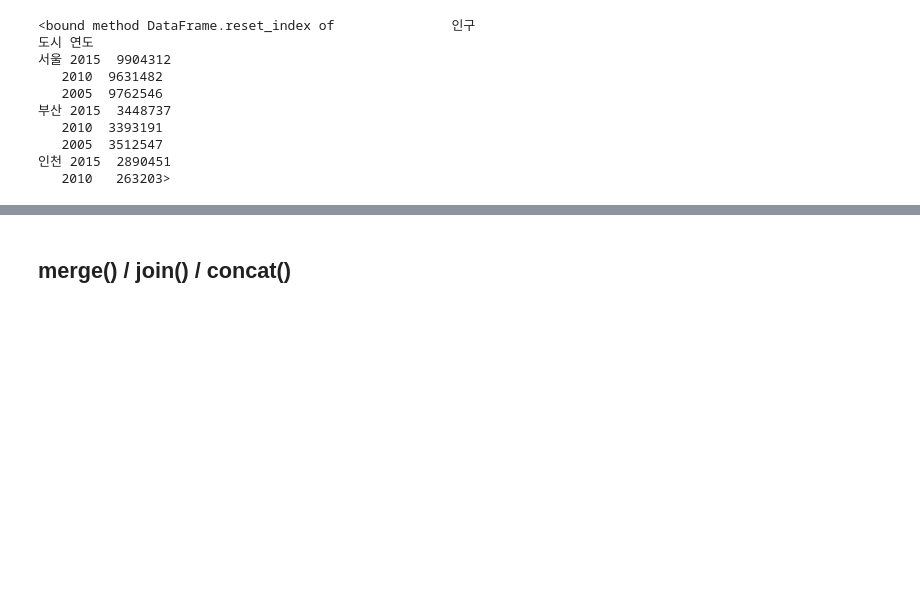
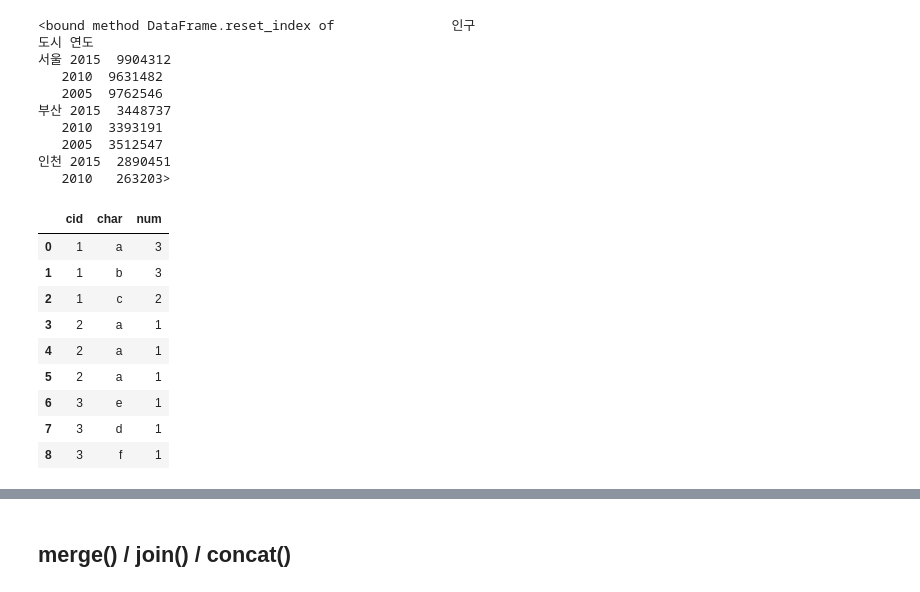
Before and after one commit to smjune/ipynb, a Jupyter notebook: dsschool/dsschool.ipynb, the cells around one changed output, grey strips where cells are left out. Drawn from its saved outputs; the diff is of its cells as text; code cells hidden in the pictures; blank space fills up the shorter version.

```diff
--- a/dsschool/dsschool.ipynb
+++ b/dsschool/dsschool.ipynb
@@ -881,3 +881,20 @@ pdf2.reset_index
    2005  3512547
 인천 2015  2890451
    2010   263203>
+# %%
+df_pivot = pd.DataFrame()
+df_pivot['cid'] = [ 1,1,1, 2,2,2, 3,3,3]
+df_pivot['char']= [ 'a','b','c', 'a','a','a', 'e','d','f']
+df_pivot['num'] = [3,3,2, 1,1,1 ,1,1,1]
+df_pivot
+# %% [output]
+|  | cid | char | num |
+| 0 | 1 | a | 3 |
+| 1 | 1 | b | 3 |
+| 2 | 1 | c | 2 |
+| 3 | 2 | a | 1 |
+| 4 | 2 | a | 1 |
+| 5 | 2 | a | 1 |
+| 6 | 3 | e | 1 |
+| 7 | 3 | d | 1 |
+| 8 | 3 | f | 1 |
```
Also changed, not shown: parts of 7 cells of this notebook.
